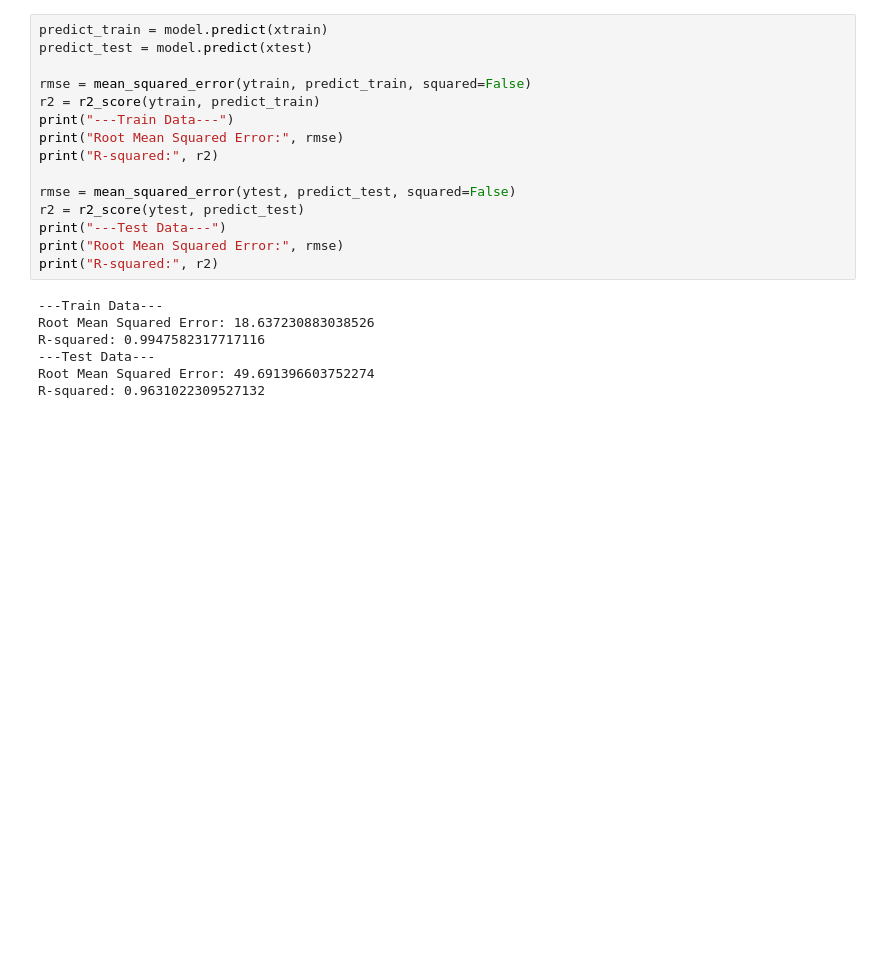
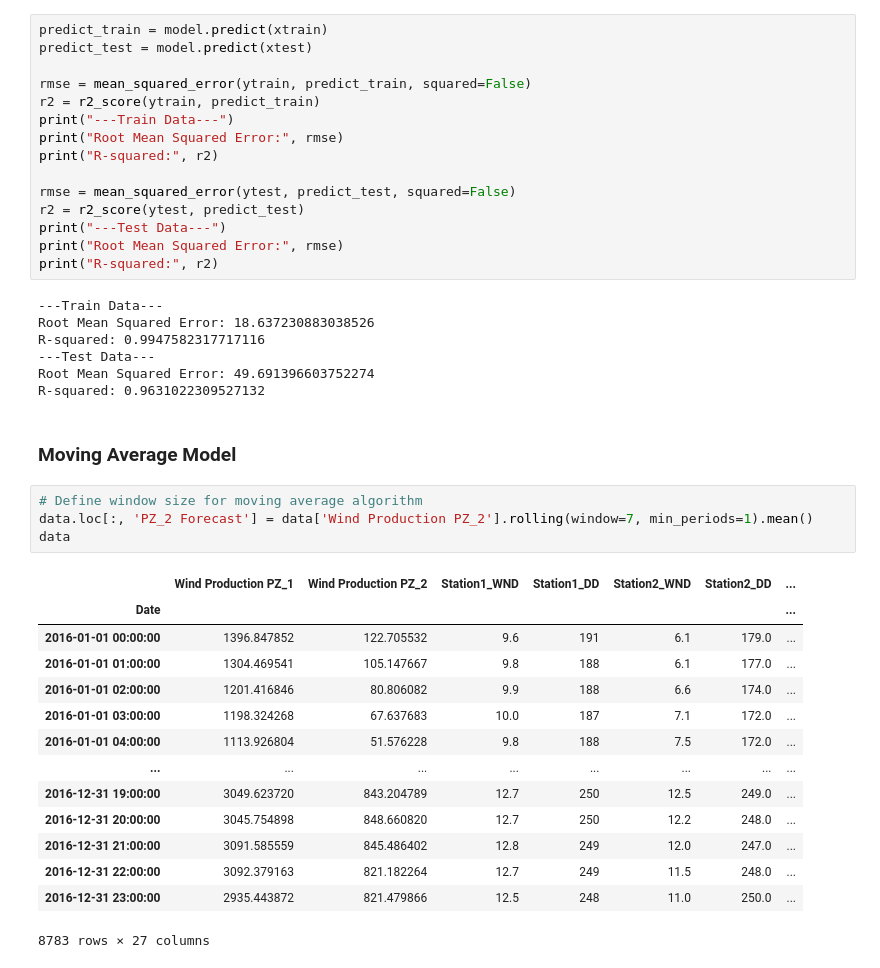
Before and after one commit to cayopolo/wind_forecast_model, a Jupyter notebook: wind_forecast_notebook.ipynb, the cells around one changed output. Drawn from its saved outputs; the diff is of its cells as text; blank space fills up the shorter version.

```diff
--- a/wind_forecast_notebook.ipynb
+++ b/wind_forecast_notebook.ipynb
@@ -284,3 +284,24 @@ R-squared: 0.9947582317717116
 ---Test Data---
 Root Mean Squared Error: 49.691396603752274
 R-squared: 0.9631022309527132
+# %% [markdown]
+### Moving Average Model
+# %%
+# Define window size for moving average algorithm
+data.loc[:, 'PZ_2 Forecast'] = data['Wind Production PZ_2'].rolling(window=7, min_periods=1).mean()
+data
+# %% [output]
+|  | Wind Production PZ_1 | Wind Production PZ_2 | Station1_WND | Station1_DD | Station2_WND | Station2_DD | ... |
+| Date |  |  |  |  |  |  | ... |
+| 2016-01-01 00:00:00 | 1396.847852 | 122.705532 | 9.6 | 191 | 6.1 | 179.0 | ... |
+| 2016-01-01 01:00:00 | 1304.469541 | 105.147667 | 9.8 | 188 | 6.1 | 177.0 | ... |
+| 2016-01-01 02:00:00 | 1201.416846 | 80.806082 | 9.9 | 188 | 6.6 | 174.0 | ... |
+| 2016-01-01 03:00:00 | 1198.324268 | 67.637683 | 10.0 | 187 | 7.1 | 172.0 | ... |
+| 2016-01-01 04:00:00 | 1113.926804 | 51.576228 | 9.8 | 188 | 7.5 | 172.0 | ... |
+| ... | ... | ... | ... | ... | ... | ... | ... |
+| 2016-12-31 19:00:00 | 3049.623720 | 843.204789 | 12.7 | 250 | 12.5 | 249.0 | ... |
+| 2016-12-31 20:00:00 | 3045.754898 | 848.660820 | 12.7 | 250 | 12.2 | 248.0 | ... |
+| 2016-12-31 21:00:00 | 3091.585559 | 845.486402 | 12.8 | 249 | 12.0 | 247.0 | ... |
+| 2016-12-31 22:00:00 | 3092.379163 | 821.182264 | 12.7 | 249 | 11.5 | 248.0 | ... |
+| 2016-12-31 23:00:00 | 2935.443872 | 821.479866 | 12.5 | 248 | 11.0 | 250.0 | ... |
+8783 rows × 27 columns
```
Also changed, not shown: parts of 2 cells of this notebook.
